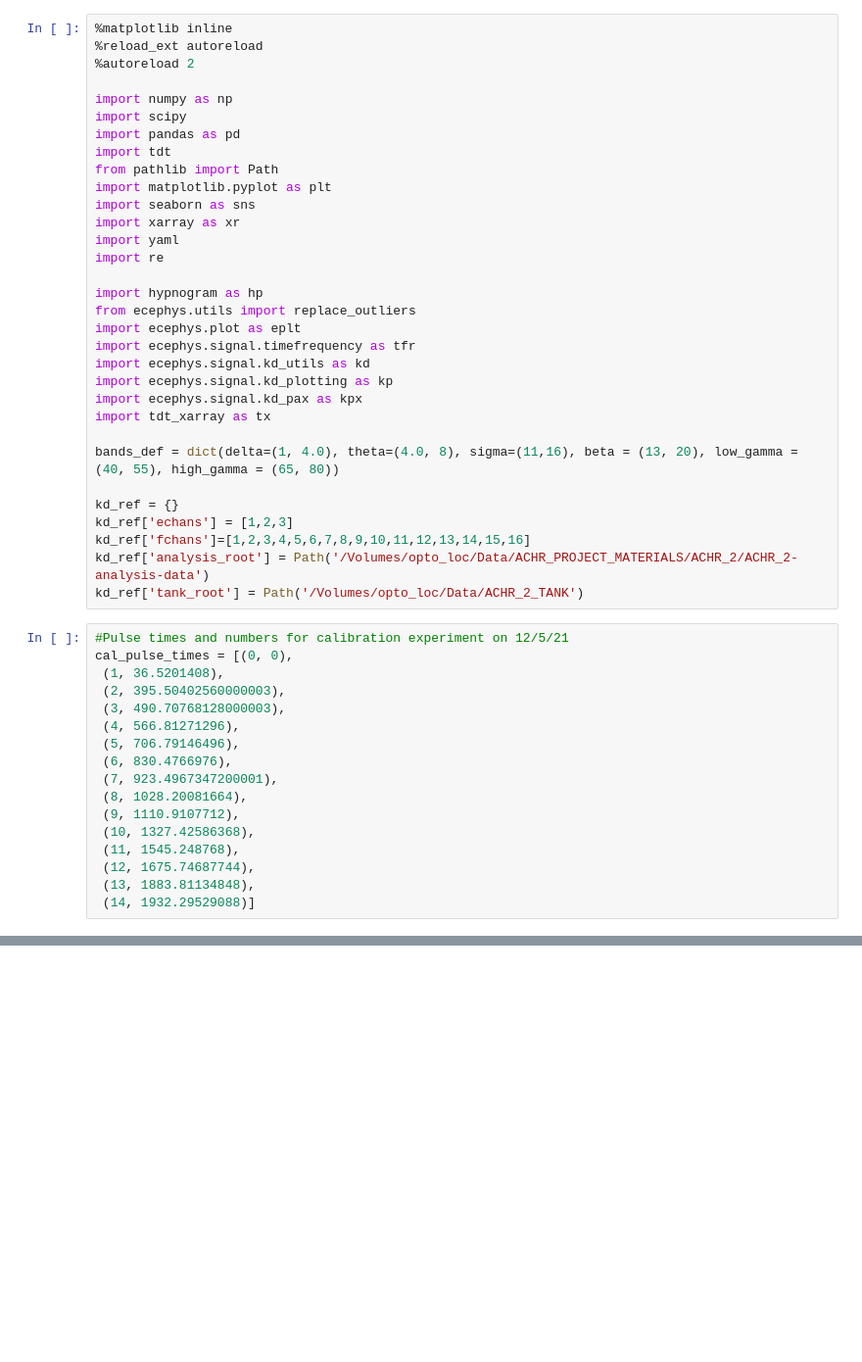
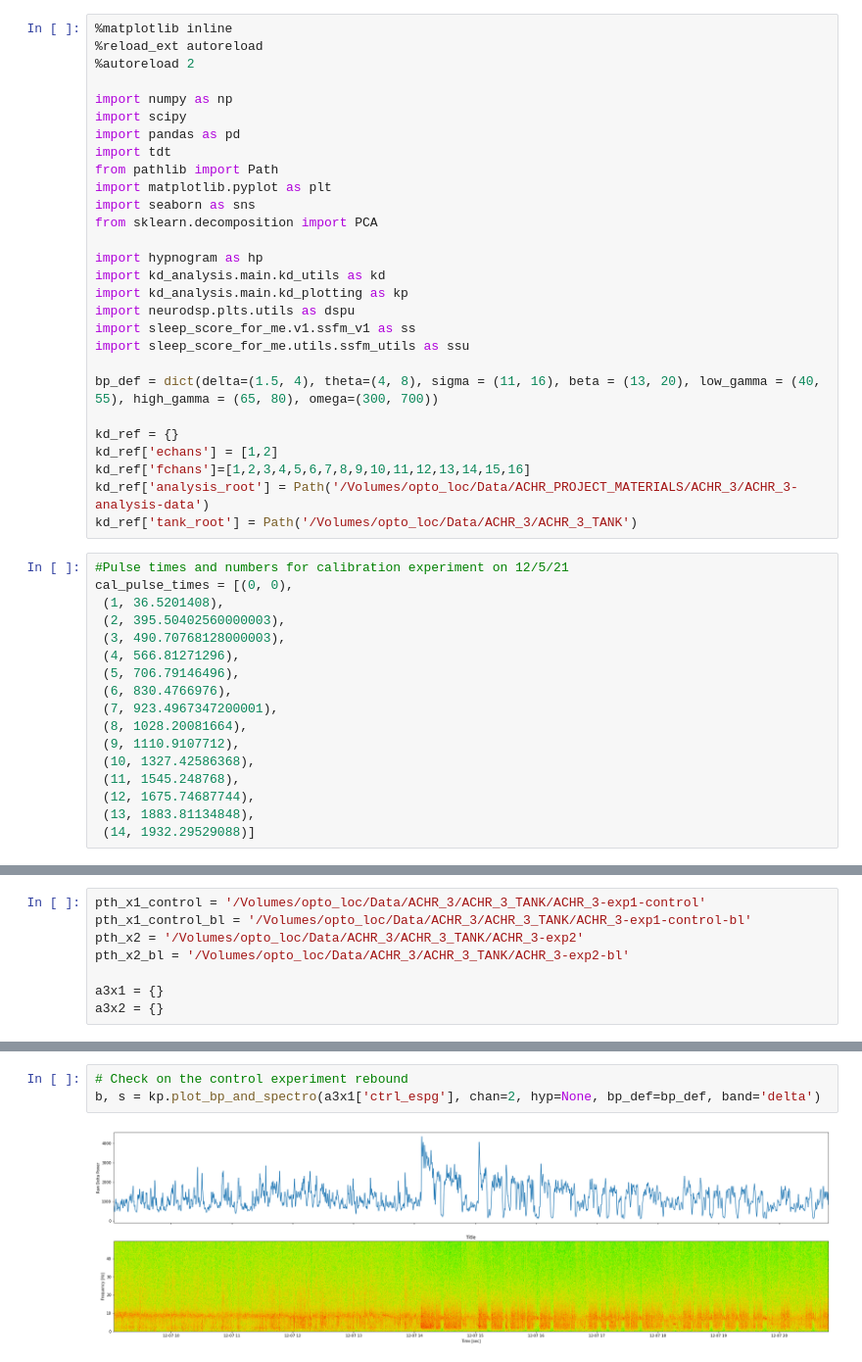
Before and after one commit to kortdriessen/ACHR_analyses, a Jupyter notebook: ACHR_3.ipynb, the cells around one changed output, grey strips where cells are left out. Shown at 98% size. Saved outputs shown, nothing was run; the diff lists cells and outputs as text; blank space fills up the shorter version.

Commit message:
updates to ACHR_3

```diff
--- a/ACHR_3.ipynb
+++ b/ACHR_3.ipynb
@@ -12,26 +12,22 @@ import tdt
 from pathlib import Path
 import matplotlib.pyplot as plt
 import seaborn as sns
-import xarray as xr
-import yaml
-import re
+from sklearn.decomposition import PCA
 
 import hypnogram as hp
-from ecephys.utils import replace_outliers
-import ecephys.plot as eplt
-import ecephys.signal.timefrequency as tfr
-import ecephys.signal.kd_utils as kd
-import ecephys.signal.kd_plotting as kp
-import ecephys.signal.kd_pax as kpx
-import tdt_xarray as tx
+import kd_analysis.main.kd_utils as kd
+import kd_analysis.main.kd_plotting as kp
+import neurodsp.plts.utils as dspu
+import sleep_score_for_me.v1.ssfm_v1 as ss
+import sleep_score_for_me.utils.ssfm_utils as ssu
 
-bands_def = dict(delta=(1, 4.0), theta=(4.0, 8), sigma=(11,16), beta = (13, 20), low_gamma = (40, 55), high_gamma = (65, 80))
+bp_def = dict(delta=(1.5, 4), theta=(4, 8), sigma = (11, 16), beta = (13, 20), low_gamma = (40, 55), high_gamma = (65, 80), omega=(300, 700))
 
 kd_ref = {}
-kd_ref['echans'] = [1,2,3]
+kd_ref['echans'] = [1,2]
 kd_ref['fchans']=[1,2,3,4,5,6,7,8,9,10,11,12,13,14,15,16]
-kd_ref['analysis_root'] = Path('/Volumes/opto_loc/Data/ACHR_PROJECT_MATERIALS/ACHR_2/ACHR_2-analysis-data')
-kd_ref['tank_root'] = Path('/Volumes/opto_loc/Data/ACHR_2_TANK')
+kd_ref['analysis_root'] = Path('/Volumes/opto_loc/Data/ACHR_PROJECT_MATERIALS/ACHR_3/ACHR_3-analysis-data')
+kd_ref['tank_root'] = Path('/Volumes/opto_loc/Data/ACHR_3/ACHR_3_TANK')
 # %%
 #Pulse times and numbers for calibration experiment on 12/5/21
 cal_pulse_times = [(0, 0),
@@ -51,0 +50,8 @@ cal_pulse_times = [(0, 0),
+# %%
+pth_x1_control = '/Volumes/opto_loc/Data/ACHR_3/ACHR_3_TANK/ACHR_3-exp1-control'
+pth_x1_control_bl = '/Volumes/opto_loc/Data/ACHR_3/ACHR_3_TANK/ACHR_3-exp1-control-bl'
+pth_x2 = '/Volumes/opto_loc/Data/ACHR_3/ACHR_3_TANK/ACHR_3-exp2'
+pth_x2_bl = '/Volumes/opto_loc/Data/ACHR_3/ACHR_3_TANK/ACHR_3-exp2-bl'
+
+a3x1 = {}
+a3x2 = {}
@@ -51,0 +68,5 @@ cal_pulse_times = [(0, 0),
+# %%
+# Check on the control experiment rebound
+b, s = kp.plot_bp_and_spectro(a3x1['ctrl_espg'], chan=2, hyp=None, bp_def=bp_def, band='delta')
+# %% [output]
+[figure, added]
```
Also changed, not shown: parts of 13 cells of this notebook.
